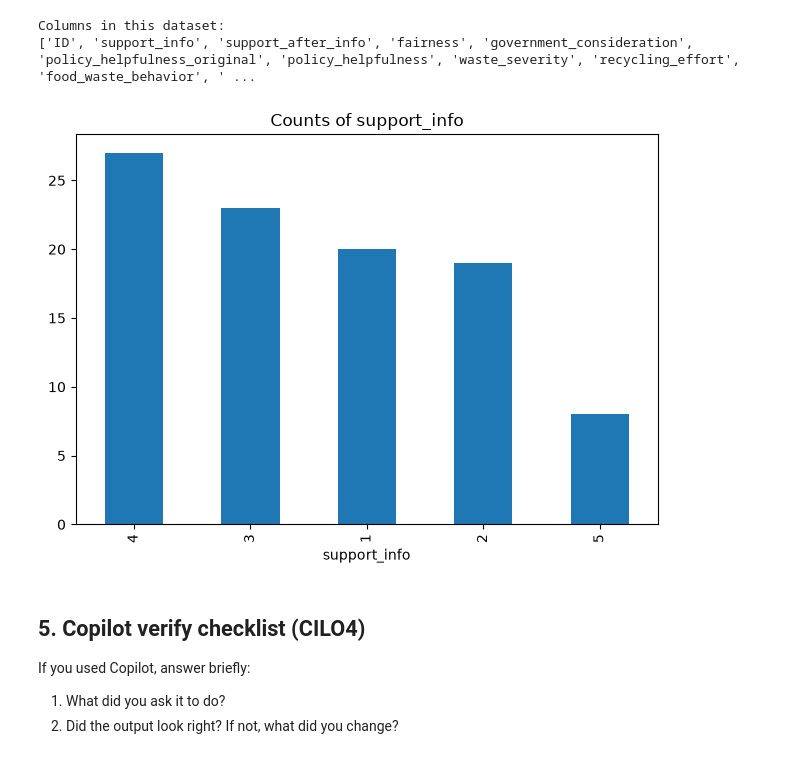
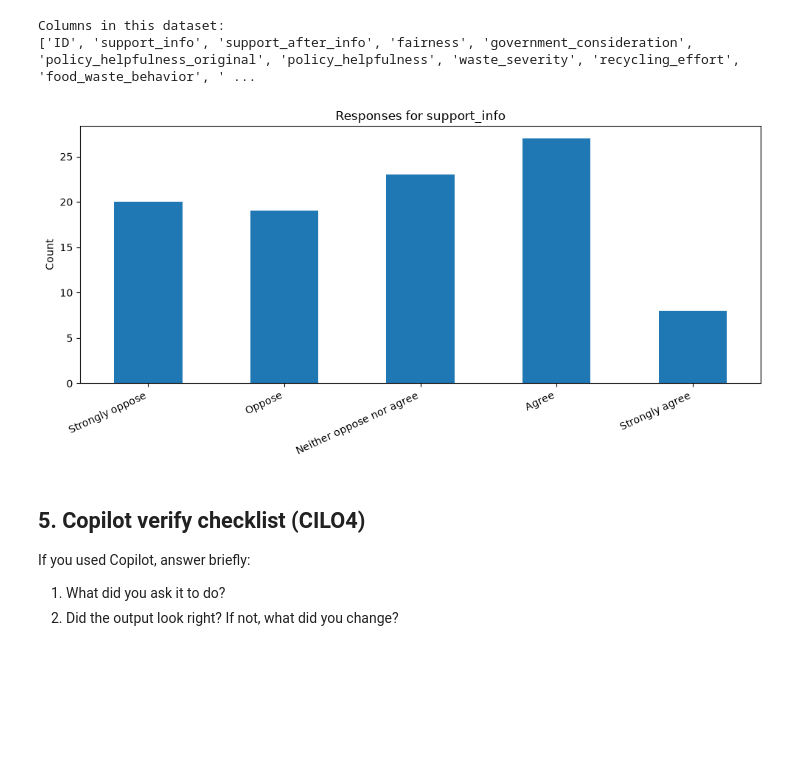
Before and after one commit to lokson25/GCAP3226_week2, a Jupyter notebook: W2_S1_github_lab_ready.ipynb, the cells around one changed output. Saved outputs shown, nothing was run; the diff lists cells and outputs as text; code cells hidden in the pictures; blank space fills up the shorter version.

Commit message:
added a new plot to the data visualization notebook and updated the support information bar plot.

```diff
--- a/W2_S1_github_lab_ready.ipynb
+++ b/W2_S1_github_lab_ready.ipynb
@@ -96,27 +96,35 @@ print(list(df.columns))
 # %% [output]
 Columns in this dataset:
 ['ID', 'support_info', 'support_after_info', 'fairness', 'government_consideration', 'policy_helpfulness_original', 'policy_helpfulness', 'waste_severity', 'recycling_effort', 'food_waste_behavior', ' ...
-# %%
-# Purpose of this cell:
-# Make ONE simple chart from one column — a green-light check that plotting works.
-# - If the column has few categories → bar chart (counts)
-# - If the column is numeric with many values → histogram
-# You may change "col" to another name from the list above.
-# Association in a chart is not proof of causation.
-
-# TODO: choose one column and make one simple plot (bar chart or histogram)
-# Example starter — edit the column name after you inspect df.columns
-col = "support_info"  # change if needed
-
-if df[col].dtype == "object" or df[col].nunique() < 15:
-    df[col].value_counts().plot(kind="bar", title=f"Counts of {col}")
-else:
-    df[col].hist(bins=15)
-    plt.title(col)
-plt.tight_layout()
-plt.show()
-# %% [output]
-[figure, removed]
+# %%
+# Purpose of this cell:
+# Make ONE simple chart from the support_info Likert scale.
+# The bars are ordered from 1 to 5, and the x-axis uses descriptive labels.
+# Association in a chart is not proof of causation.
+
+col = "support_info"
+scale_order = [1, 2, 3, 4, 5]
+scale_labels = {
+    1: "Strongly oppose",
+    2: "Oppose",
+    3: "Neither oppose nor agree",
+    4: "Agree",
+    5: "Strongly agree",
+}
+
+responses = pd.to_numeric(df[col], errors="coerce")
+counts = responses.value_counts().reindex(scale_order, fill_value=0)
+counts.index = [scale_labels[value] for value in scale_order]
+
+plt.figure(figsize=(10, 5))
+counts.plot(kind="bar", title=f"Responses for {col}")
+plt.xlabel("")
+plt.ylabel("Count")
+plt.xticks(rotation=25, ha="right")
+plt.tight_layout()
+plt.show()
+# %% [output]
+[figure, added]
 # %% [markdown]
 ## 5. Copilot verify checklist (CILO4)
 
```
Also changed, not shown: 2 other files.
